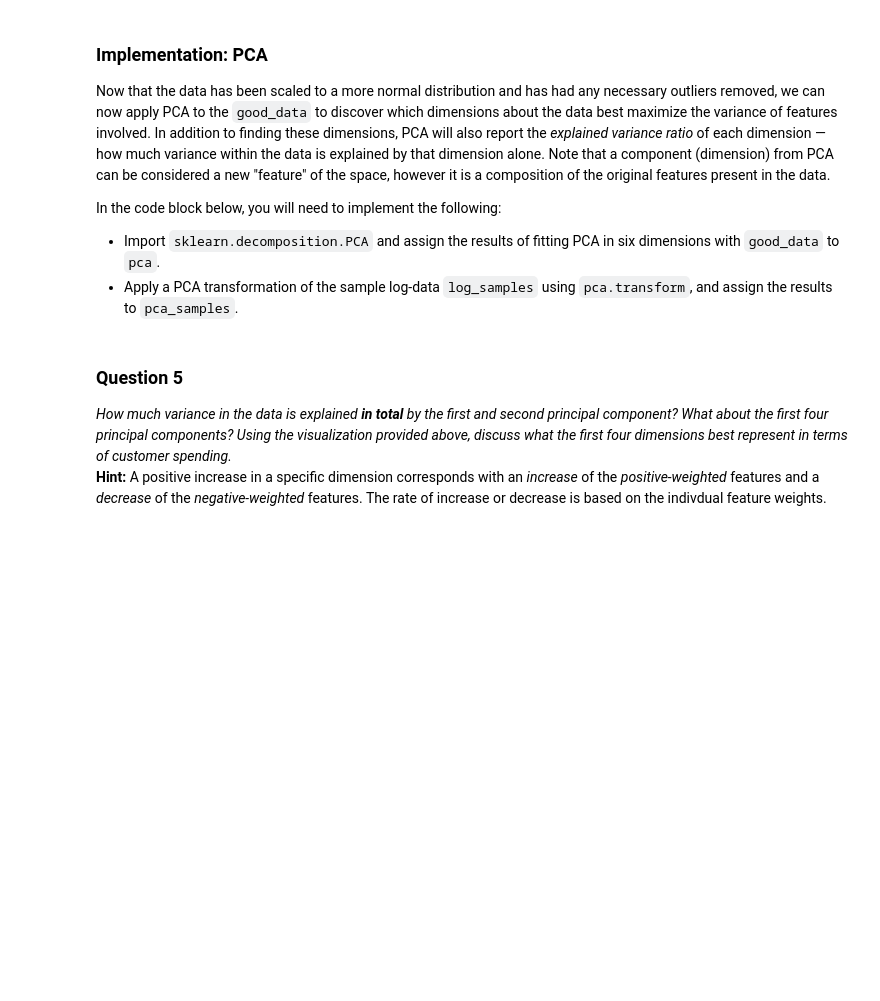
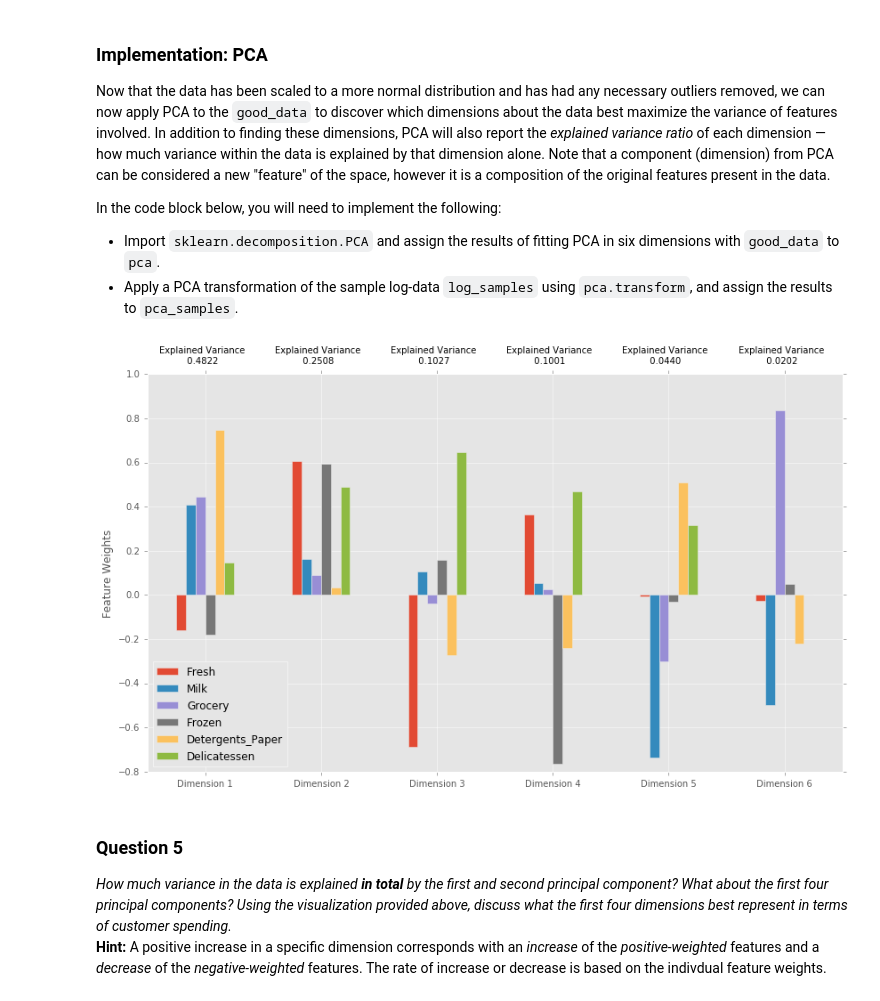
Before and after one commit to alextrickey/creating_customer_segments, a Jupyter notebook: customer_segments.ipynb, the cells around one changed output. Cells and saved outputs as stored; diff of their text form; code cells hidden in the pictures; blank space fills up the shorter version.

Commit message:
feat: Calculate and plots PCs.

```diff
--- a/customer_segments.ipynb
+++ b/customer_segments.ipynb
@@ -371,14 +371,20 @@ In the code block below, you will need to implement the following:
  - Import `sklearn.decomposition.PCA` and assign the results of fitting PCA in six dimensions with `good_data` to `pca`.
  - Apply a PCA transformation of the sample log-data `log_samples` using `pca.transform`, and assign the results to `pca_samples`.
 # %%
+#Import PCA
+from sklearn.decomposition import PCA
+
 # TODO: Apply PCA by fitting the good data with the same number of dimensions as features
-pca = None
+pca = PCA()
+pca.fit(good_data)
 
 # TODO: Transform the sample log-data using the PCA fit above
-pca_samples = None
+pca_samples = pca.transform(log_samples)
 
 # Generate PCA results plot
 pca_results = rs.pca_results(good_data, pca)
+# %% [output]
+[figure, added]
 # %% [markdown]
 ### Question 5
 *How much variance in the data is explained* ***in total*** *by the first and second principal component? What about the first four principal components? Using the visualization provided above, discuss what the first four dimensions best represent in terms of customer spending.*
```
Also changed, not shown: parts of 2 cells of this notebook.
